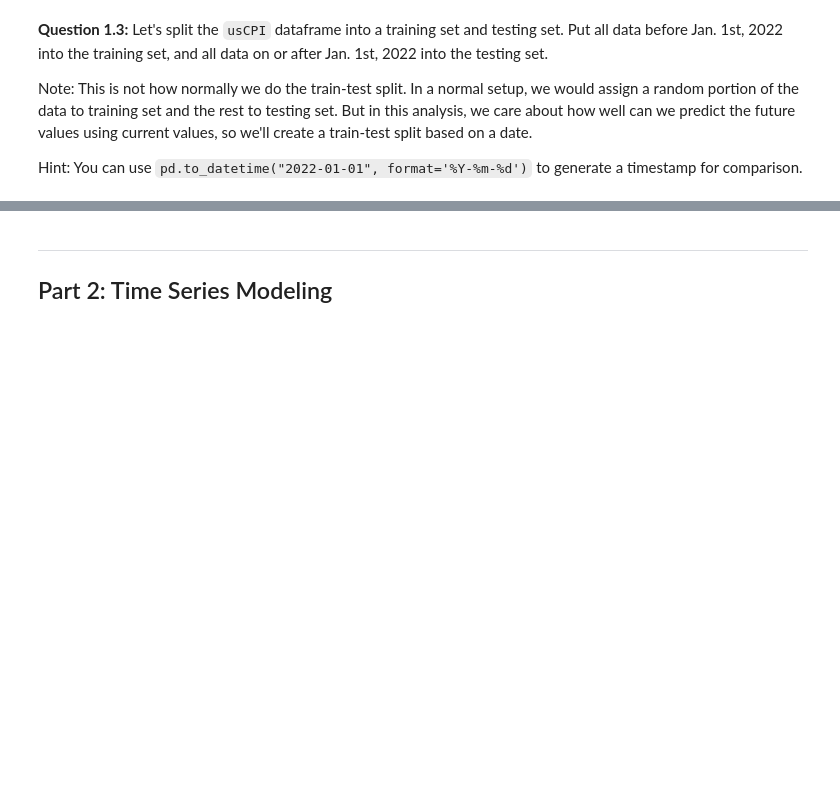
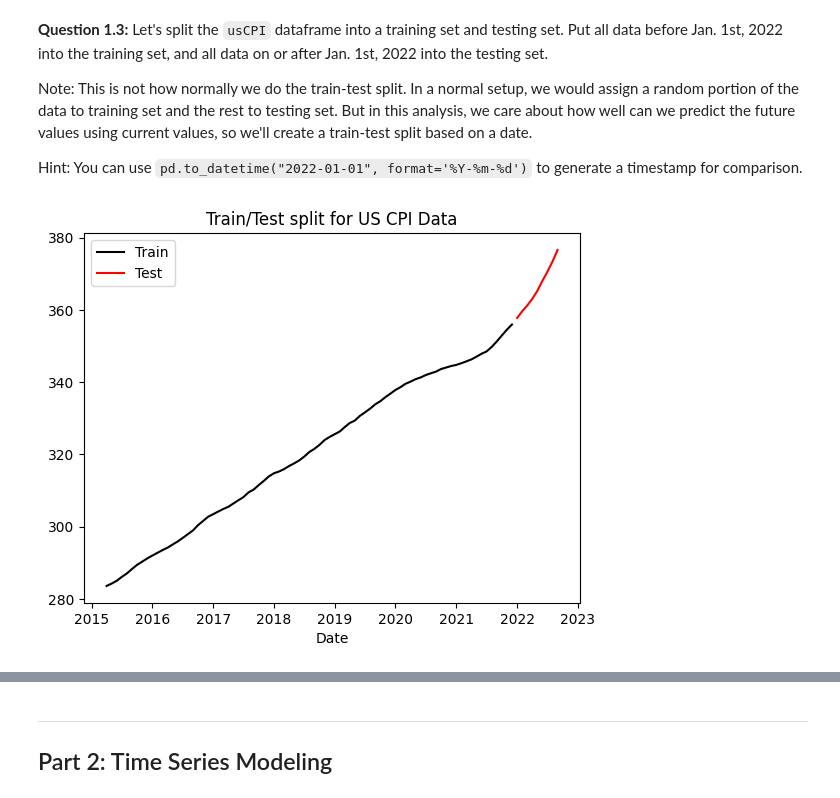
Before and after one commit to johanoelgaard/ECON148, a Jupyter notebook: lab/lab09/lab09.ipynb, the cells around one changed output, grey strips where cells are left out. Drawn from its saved outputs; the diff is of its cells as text; code cells hidden in the pictures; blank space fills up the shorter version.

```diff
--- a/lab/lab09/lab09.ipynb
+++ b/lab/lab09/lab09.ipynb
@@ -92,13 +148,15 @@ Note: This is not how normally we do the train-test split. In a normal setup, we
 
 Hint: You can use `pd.to_datetime("2022-01-01", format='%Y-%m-%d')` to generate a timestamp for comparison.
 # %%
-train = ...
-test = ...
+train = usCPI.loc['2015-04-01':'2021-12-01']
+test = usCPI.loc['2022-01-01':]
 plt.plot(train['CPI'], color = "black", label='Train')
 plt.plot(test['CPI'], color = "red", label='Test')
 plt.ylabel('')
 plt.xlabel('Date')
 plt.title("Train/Test split for US CPI Data")
 plt.legend();
+# %% [output]
+[figure, added]
 # %%
 grader.check("q1_3")
```
Also changed, not shown: parts of 58 cells of this notebook, 3 other files.
